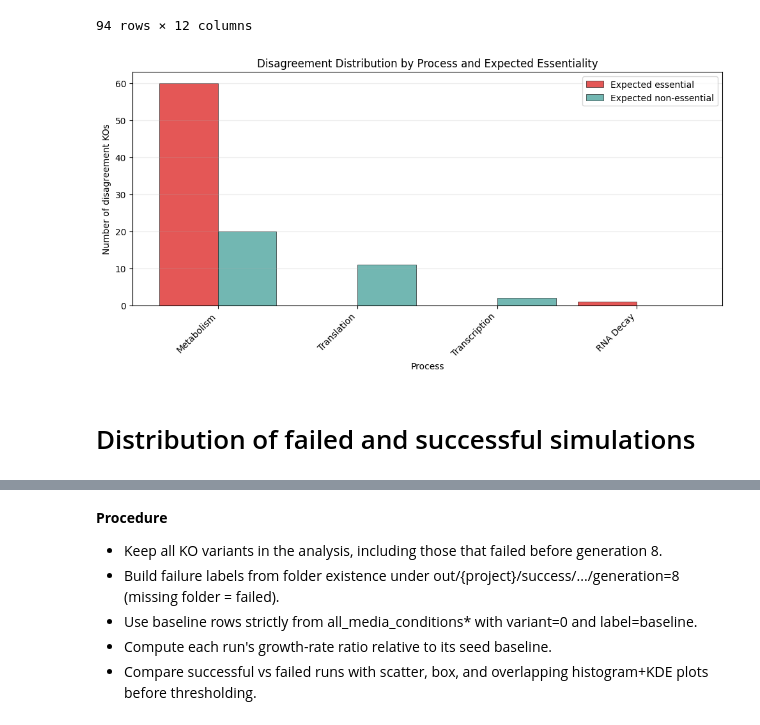
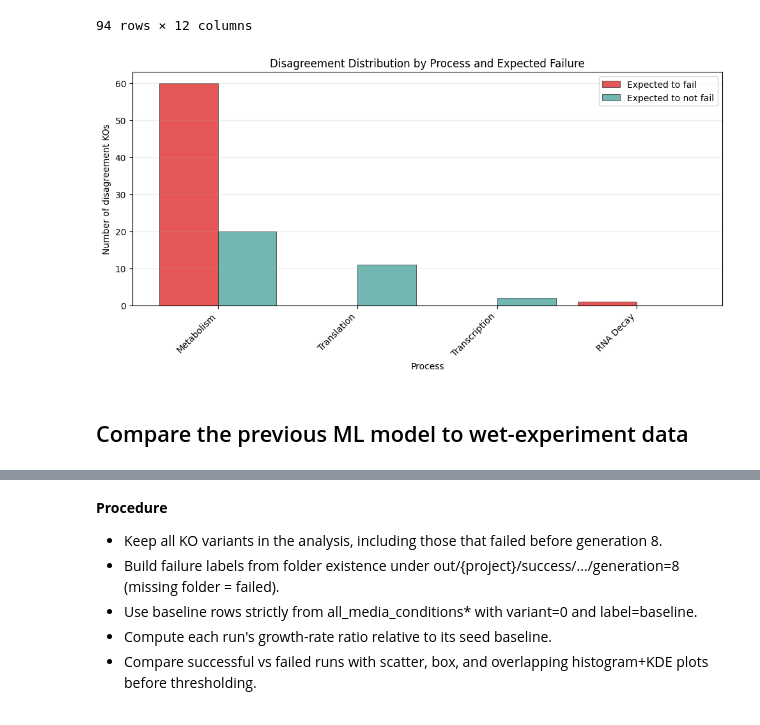
Before and after one commit to katha815/vEcoli-Local, a Jupyter notebook: surrogate/baseline_growth_rate.ipynb, the cells around one changed output, grey strips where cells are left out. Cells and saved outputs as stored; diff of their text form; code cells hidden in the pictures.

Commit message:
Outlier list prepared for gene screen, gene screen amended for new data

```diff
--- a/surrogate/baseline_growth_rate.ipynb
+++ b/surrogate/baseline_growth_rate.ipynb
@@ -446,36 +448,36 @@ counts = counts.assign(_total=counts.sum(axis=1)).sort_values("_total", ascendin
 x = np.arange(len(counts.index))
 bar_w = 0.42
 
 plt.figure(figsize=(max(10, 0.42 * len(counts.index) + 4), 5.2))
 plt.bar(
     x - bar_w / 2,
     counts["expected_essential"].values,
     width=bar_w,
     color="#E45756",
     edgecolor="black",
     linewidth=0.4,
-    label="Expected essential",
+    label="Expected to fail",
 )
 plt.bar(
     x + bar_w / 2,
     counts["expected_nonessential"].values,
     width=bar_w,
     color="#72B7B2",
     edgecolor="black",
     linewidth=0.4,
-    label="Expected non-essential",
+    label="Expected to not fail",
 )
 
-plt.title("Disagreement Distribution by Process and Expected Essentiality")
+plt.title("Disagreement Distribution by Process and Expected Failure")
 plt.xlabel("Process")
 plt.ylabel("Number of disagreement KOs")
 plt.xticks(x, counts.index, rotation=45, ha="right")
 plt.grid(axis="y", alpha=0.25)
 plt.legend()
 plt.tight_layout()
 plt.savefig(failed_tbl_path.parent / "disagreement_by_process_and_category.png")
 plt.show()
 # %% [output]
-[figure, old version]
+[figure, new version]
-# %% [markdown]
-# Distribution of failed and successful simulations
+# %% [markdown]
+## Compare the previous ML model to wet-experiment data
```
Also changed, not shown: parts of 30 cells of this notebook, 27 other files.
